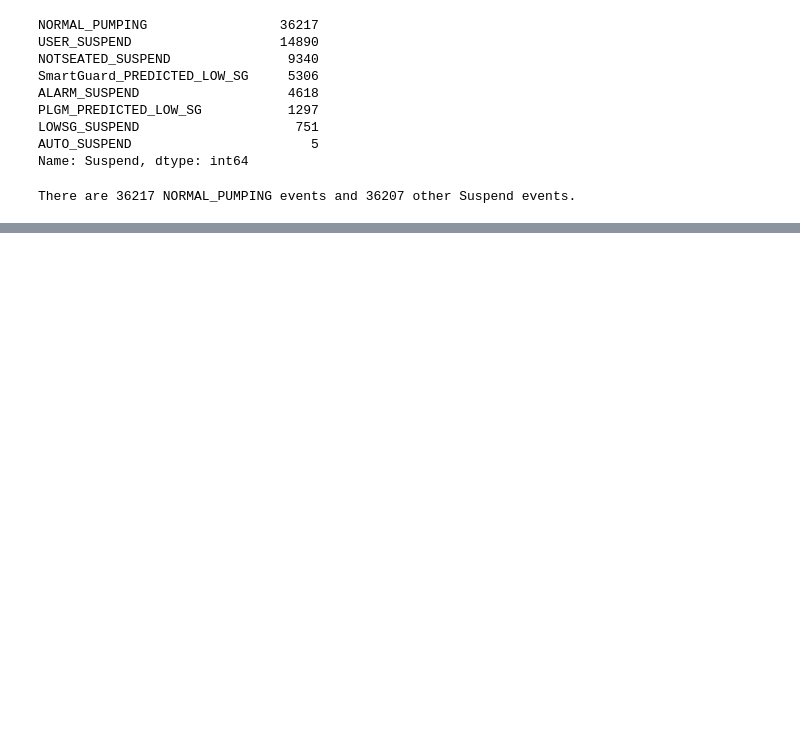
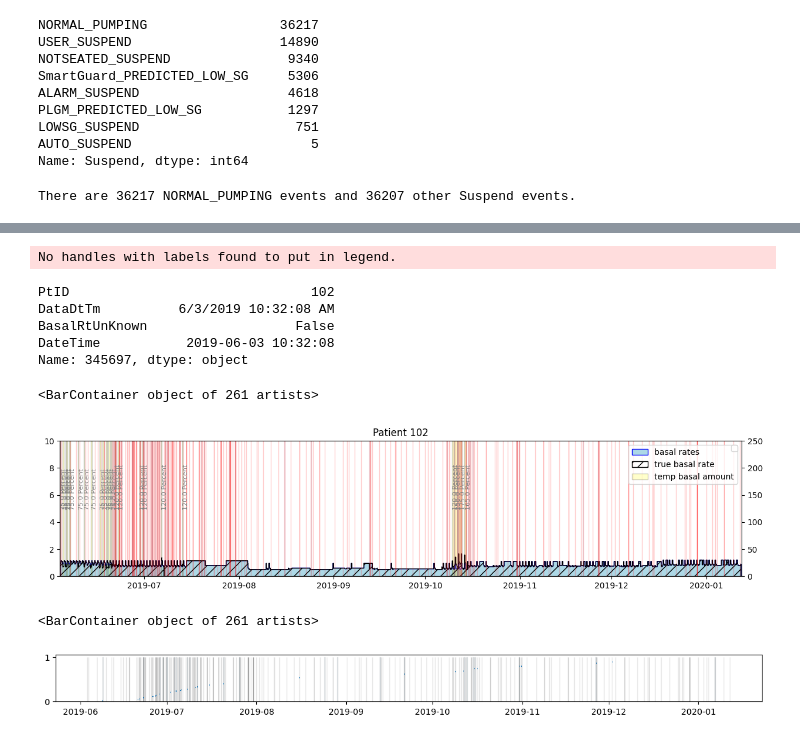
Before and after one commit to nudgebg/egvinsulin, a Jupyter notebook: notebooks/understand-flair-dataset/understand-flair-dataset.ipynb, the cells around one changed output, grey strips where cells are left out. Cells and saved outputs as stored; diff of their text form; code cells hidden in the pictures; blank space fills up the shorter version.

```diff
--- a/notebooks/understand-flair-dataset/understand-flair-dataset.ipynb
+++ b/notebooks/understand-flair-dataset/understand-flair-dataset.ipynb
@@ -654,0 +652,28 @@ Name: Duration, dtype: object
+# %%
+#draw
+ax = drawInsulinEvents(subFrame, b_draw_boluses=False)
+drawAbsoluteBasalRates(subFrame.DateTime.loc[subFrame.AbsoluteBasal.notna()].values,
+                       subFrame.AbsoluteBasal.loc[subFrame.AbsoluteBasal.notna()].values,ax)
+ax.legend()
+ax.set_xlim(subFrame.DateTime.min(),subFrame.DateTime.max())
+print(subFrame.iloc[0].dropna())
+ax.bar(suspend_times.DateTimePreviousSuspend,10,width=suspend_times.Duration,alpha=0.2,edgecolor='red')
+# %% [output]
+No handles with labels found to put in legend.
+PtID                               102
+DataDtTm          6/3/2019 10:32:08 AM
+BasalRtUnKnown                   False
+DateTime           2019-06-03 10:32:08
+Name: 345697, dtype: object
+<BarContainer object of 261 artists>
+[figure, added]
+# %%
+#plt.bar(x=suspend_times.DateTimePreviousSuspend,height=10,width=suspend_times.Duration,align='edge',alpha=0.1,edgecolor='black')
+suspend_times=suspend_times.dropna()
+f=plt.figure(figsize=(15,1))
+ax=f.gca()
+plt.hlines(np.linspace(0,1,suspend_times.shape[0]), suspend_times.DateTimePreviousSuspend,suspend_times.DateTime)
+plt.bar(suspend_times.DateTimePreviousSuspend,1,width=suspend_times.Duration,alpha=.1,edgecolor='black')
+# %% [output]
+<BarContainer object of 261 artists>
+[figure, added]
```
Also changed, not shown: parts of 15 cells of this notebook.
